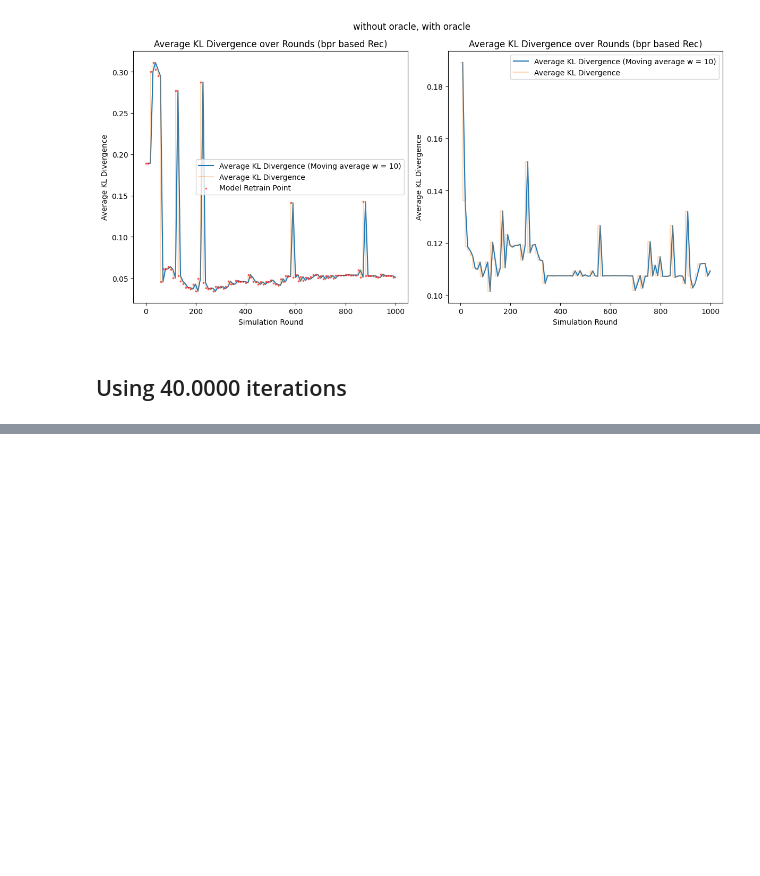
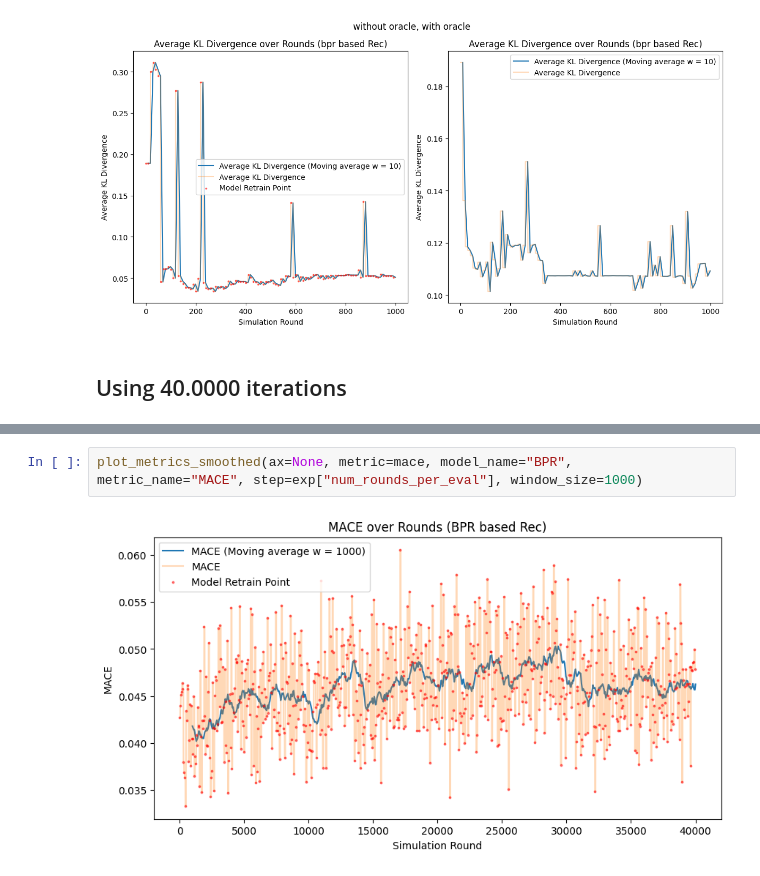
Before and after one commit to caiotda/dynamicTasteDistortion, a Jupyter notebook: data_exploration.ipynb, the cells around one changed output, grey strips where cells are left out. Drawn from its saved outputs; the diff is of its cells as text; blank space fills up the shorter version.

```diff
--- a/data_exploration.ipynb
+++ b/data_exploration.ipynb
@@ -230,0 +249,4 @@ plot_metric_comparison(big_one, rolling_with_oracle_exp, metric_name="mace", tit
+# %%
+plot_metrics_smoothed(ax=None, metric=mace, model_name="BPR", metric_name="MACE", step=exp["num_rounds_per_eval"], window_size=1000)
+# %% [output]
+[figure, added]
```
Also changed, not shown: parts of 7 cells of this notebook, 17 other files.
